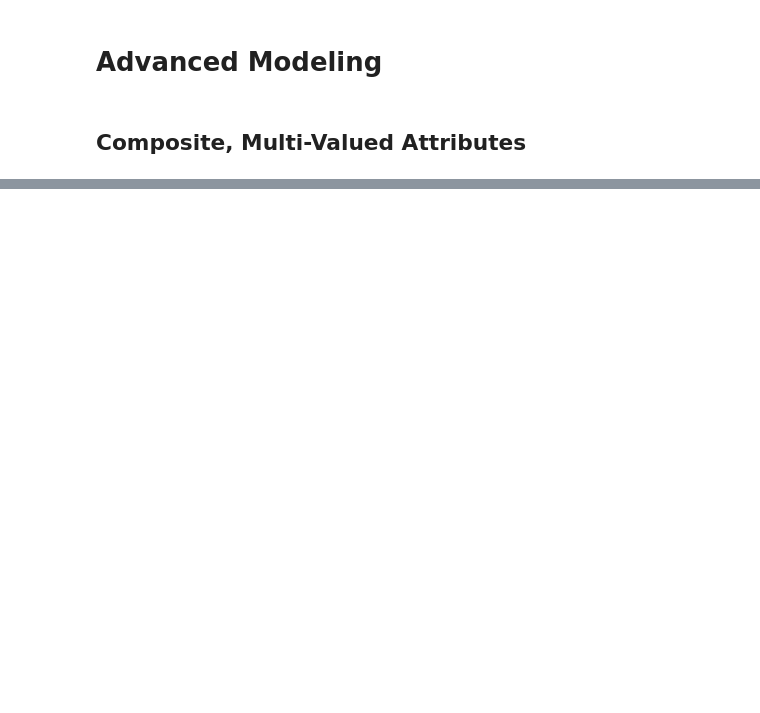
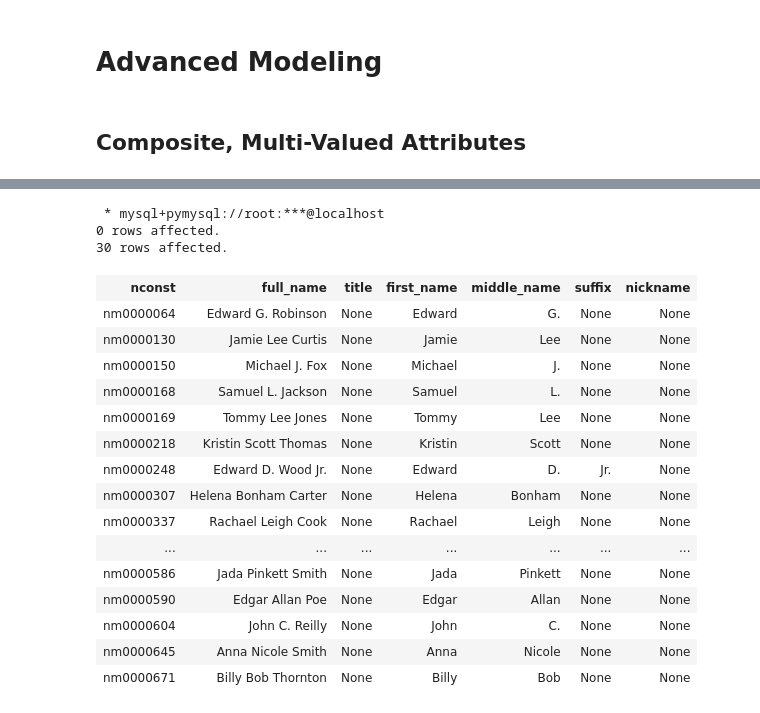
Before and after one commit to YueWang417/Intro_to_Databases_S23, a Jupyter notebook: Lectures/06_s_2023_w4111_lecture/06_s_2023_lecture_examples.ipynb, the cells around one changed output, grey strips where cells are left out. Drawn from its saved outputs; the diff is of its cells as text; code cells hidden in the pictures; blank space fills up the shorter version.

```diff
--- a/Lectures/06_s_2023_w4111_lecture/06_s_2023_lecture_examples.ipynb
+++ b/Lectures/06_s_2023_w4111_lecture/06_s_2023_lecture_examples.ipynb
@@ -1136,0 +971,35 @@ select * from two
+# %%
+%%sql
+
+use s22_imdb_clean;
+
+select
+    nconst, full_name, title, first_name, middle_name, suffix, nickname
+from
+    name_basics
+where
+    middle_name is not NULL or
+    title is not null or
+    suffix is not null or
+    nickname is not null
+limit 30;
+# %% [output]
+ * mysql+pymysql://root:***@localhost
+0 rows affected.
+30 rows affected.
+| nconst | full_name | title | first_name | middle_name | suffix | nickname |
+| nm0000064 | Edward G. Robinson | None | Edward | G. | None | None |
+| nm0000130 | Jamie Lee Curtis | None | Jamie | Lee | None | None |
+| nm0000150 | Michael J. Fox | None | Michael | J. | None | None |
+| nm0000168 | Samuel L. Jackson | None | Samuel | L. | None | None |
+| nm0000169 | Tommy Lee Jones | None | Tommy | Lee | None | None |
+| nm0000218 | Kristin Scott Thomas | None | Kristin | Scott | None | None |
+| nm0000248 | Edward D. Wood Jr. | None | Edward | D. | Jr. | None |
+| nm0000307 | Helena Bonham Carter | None | Helena | Bonham | None | None |
+| nm0000337 | Rachael Leigh Cook | None | Rachael | Leigh | None | None |
+| ... | ... | ... | ... | ... | ... | ... |
+| nm0000586 | Jada Pinkett Smith | None | Jada | Pinkett | None | None |
+| nm0000590 | Edgar Allan Poe | None | Edgar | Allan | None | None |
+| nm0000604 | John C. Reilly | None | John | C. | None | None |
+| nm0000645 | Anna Nicole Smith | None | Anna | Nicole | None | None |
+| nm0000671 | Billy Bob Thornton | None | Billy | Bob | None | None |
```
Also changed, not shown: parts of 61 cells of this notebook, 3 other files.
